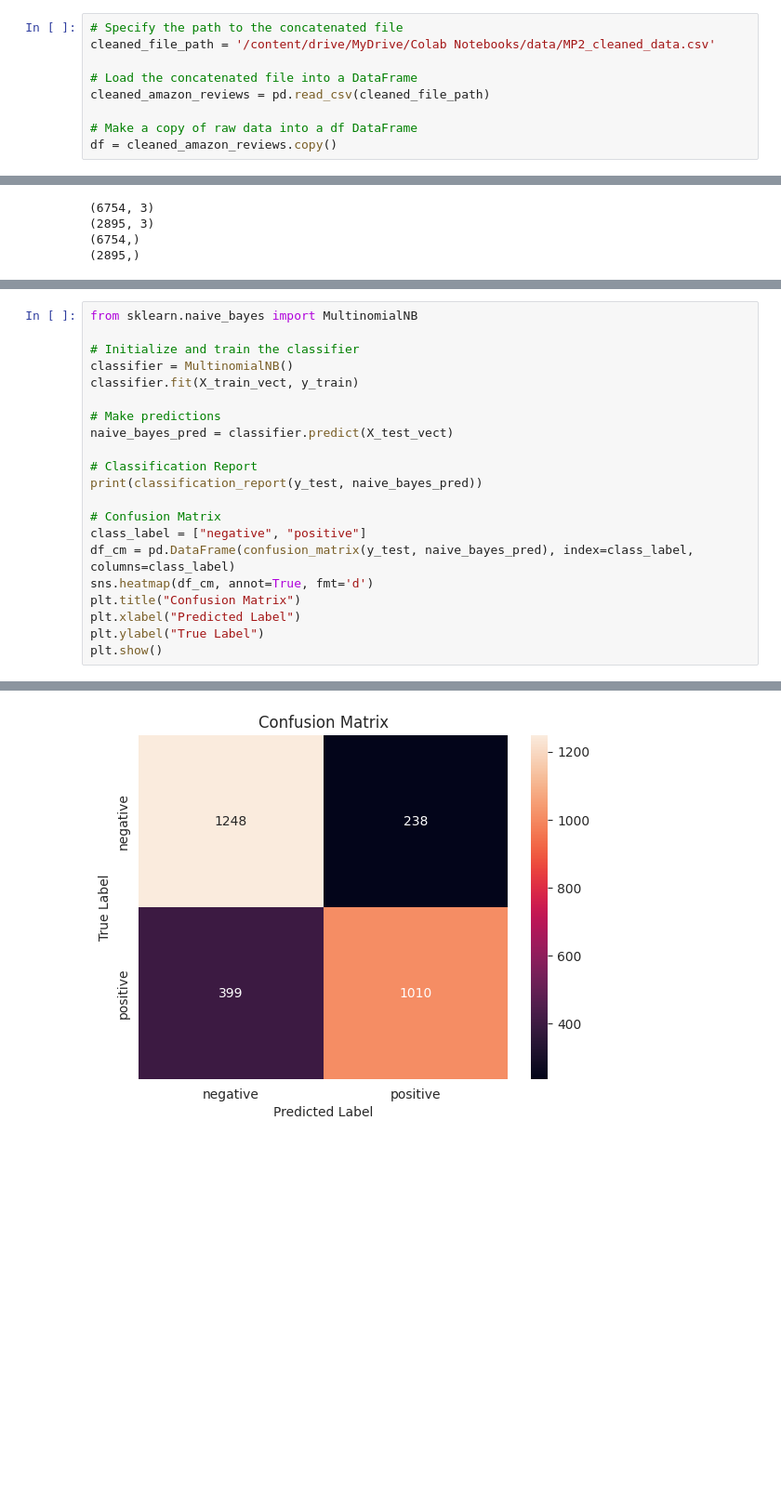
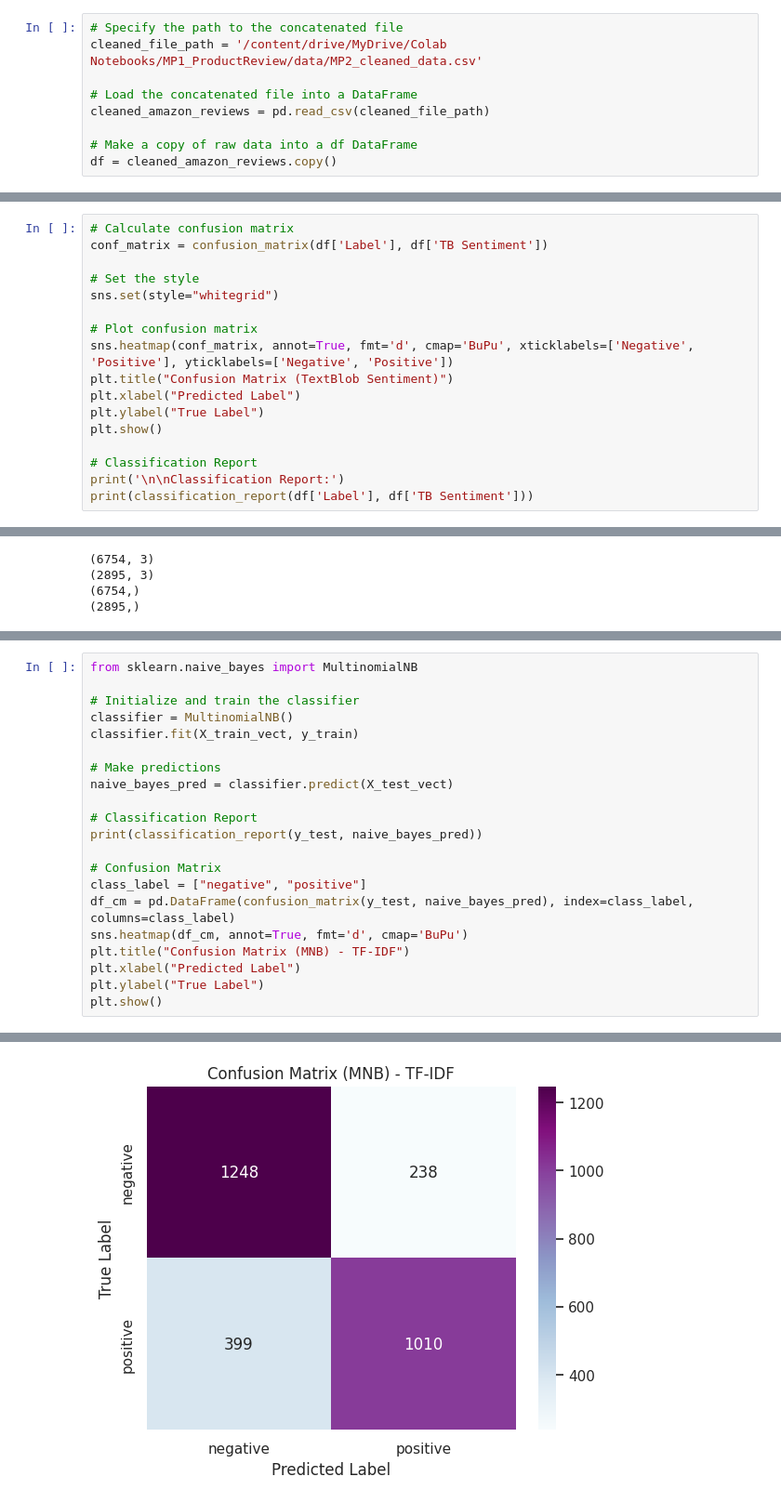
Before and after one commit to rnabilahusna/MP_ProductReview, a Jupyter notebook: MP2_sentiment_analysis_skincare_product_reviews.ipynb, the cells around one changed output, grey strips where cells are left out. Shown at 93% size. Drawn from its saved outputs; the diff is of its cells as text; blank space fills up the shorter version.

```diff
--- a/MP2_sentiment_analysis_skincare_product_reviews.ipynb
+++ b/MP2_sentiment_analysis_skincare_product_reviews.ipynb
@@ -408,7 +409,7 @@ Cleaned xlsx data has been exported to: /content/drive/MyDrive/Colab Notebooks/M
 Import cleaned data
 # %%
 # Specify the path to the concatenated file
-cleaned_file_path = '/content/drive/MyDrive/Colab Notebooks/data/MP2_cleaned_data.csv'
+cleaned_file_path = '/content/drive/MyDrive/Colab Notebooks/MP1_ProductReview/data/MP2_cleaned_data.csv'
 
 # Load the concatenated file into a DataFrame
 cleaned_amazon_reviews = pd.read_csv(cleaned_file_path)
@@ -743,0 +732,17 @@ weighted avg       0.69      0.63      0.61      9649
+# %%
+# Calculate confusion matrix
+conf_matrix = confusion_matrix(df['Label'], df['TB Sentiment'])
+
+# Set the style
+sns.set(style="whitegrid")
+
+# Plot confusion matrix
+sns.heatmap(conf_matrix, annot=True, fmt='d', cmap='BuPu', xticklabels=['Negative', 'Positive'], yticklabels=['Negative', 'Positive'])
+plt.title("Confusion Matrix (TextBlob Sentiment)")
+plt.xlabel("Predicted Label")
+plt.ylabel("True Label")
+plt.show()
+
+# Classification Report
+print('\n\nClassification Report:')
+print(classification_report(df['Label'], df['TB Sentiment']))
@@ -803,31 +801,31 @@ X_train_vect.head()
 # %%
 from sklearn.naive_bayes import MultinomialNB
 
 # Initialize and train the classifier
 classifier = MultinomialNB()
 classifier.fit(X_train_vect, y_train)
 
 # Make predictions
 naive_bayes_pred = classifier.predict(X_test_vect)
 
 # Classification Report
 print(classification_report(y_test, naive_bayes_pred))
 
 # Confusion Matrix
 class_label = ["negative", "positive"]
 df_cm = pd.DataFrame(confusion_matrix(y_test, naive_bayes_pred), index=class_label, columns=class_label)
-sns.heatmap(df_cm, annot=True, fmt='d')
-plt.title("Confusion Matrix")
+sns.heatmap(df_cm, annot=True, fmt='d', cmap='BuPu')
+plt.title("Confusion Matrix (MNB) - TF-IDF")
 plt.xlabel("Predicted Label")
 plt.ylabel("True Label")
 plt.show()
 # %% [output]
               precision    recall  f1-score   support
 
            0       0.76      0.84      0.80      1486
            1       0.81      0.72      0.76      1409
 
     accuracy                           0.78      2895
    macro avg       0.78      0.78      0.78      2895
 weighted avg       0.78      0.78      0.78      2895
-[figure, old version]
+[figure, new version]
```
Also changed, not shown: parts of 14 cells of this notebook.
